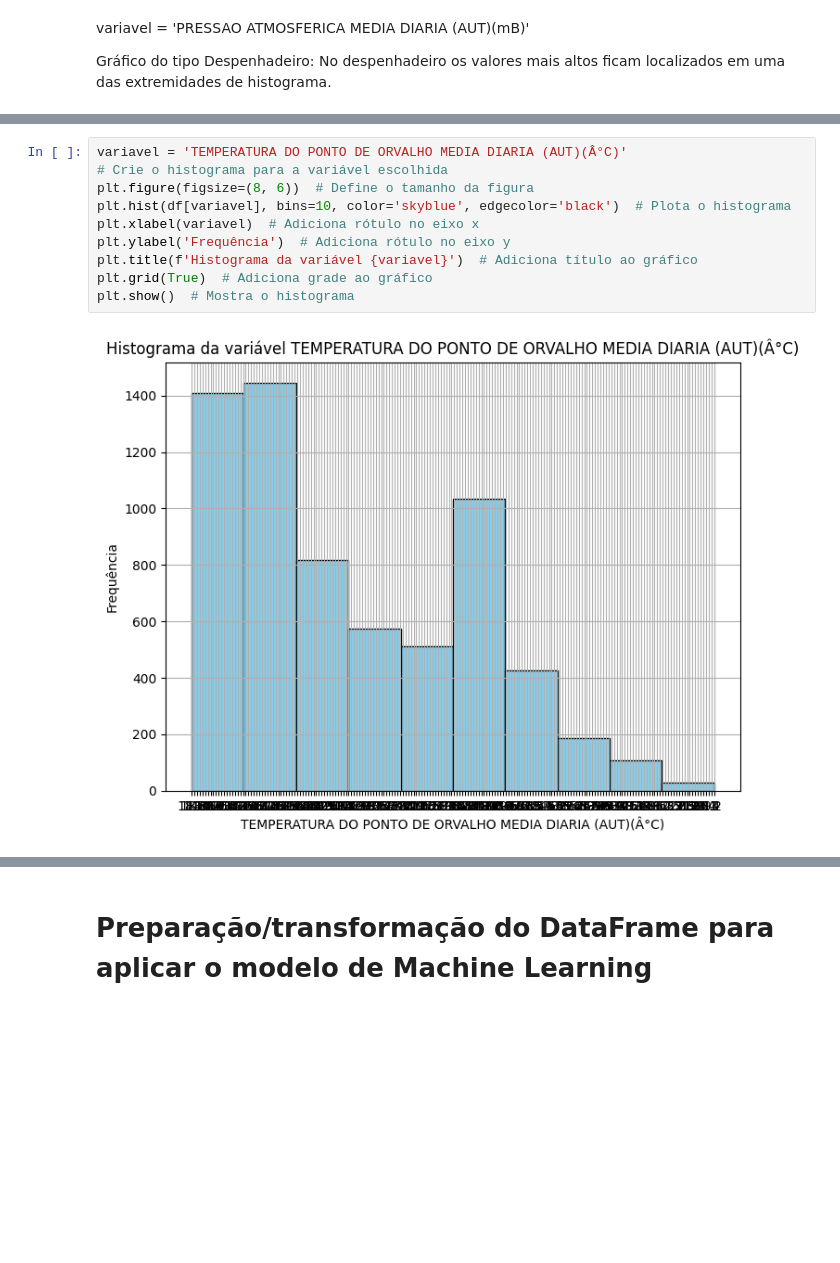
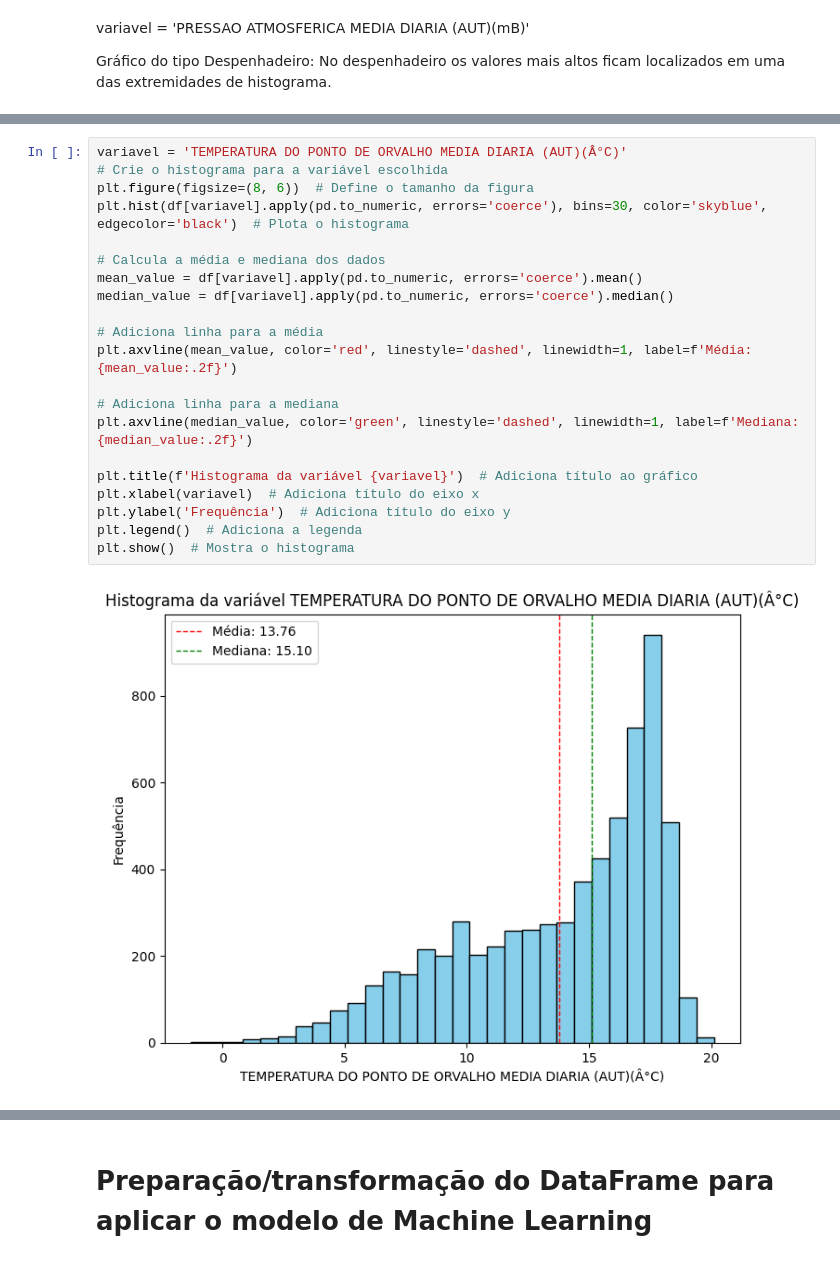
Before and after one commit to hyskoniho/classificacao-brasilia, a Jupyter notebook: Classificacao_brasilia.ipynb, the cells around one changed output, grey strips where cells are left out. Cells and saved outputs as stored; diff of their text form; blank space fills up the shorter version.

Commit message:
add: Criando o histograma para cada variavel numérica para verificar a distribuição dos valores

```diff
--- a/Classificacao_brasilia.ipynb
+++ b/Classificacao_brasilia.ipynb
@@ -471,12 +482,23 @@ plt.show()  # Mostra o histograma
 # %%
 variavel = 'TEMPERATURA DO PONTO DE ORVALHO MEDIA DIARIA (AUT)(Â°C)'
 # Crie o histograma para a variável escolhida
 plt.figure(figsize=(8, 6))  # Define o tamanho da figura
-plt.hist(df[variavel], bins=10, color='skyblue', edgecolor='black')  # Plota o histograma
-plt.xlabel(variavel)  # Adiciona rótulo no eixo x
-plt.ylabel('Frequência')  # Adiciona rótulo no eixo y
+plt.hist(df[variavel].apply(pd.to_numeric, errors='coerce'), bins=30, color='skyblue', edgecolor='black')  # Plota o histograma
+
+# Calcula a média e mediana dos dados
+mean_value = df[variavel].apply(pd.to_numeric, errors='coerce').mean()
+median_value = df[variavel].apply(pd.to_numeric, errors='coerce').median()
+
+# Adiciona linha para a média
+plt.axvline(mean_value, color='red', linestyle='dashed', linewidth=1, label=f'Média: {mean_value:.2f}')
+
+# Adiciona linha para a mediana
+plt.axvline(median_value, color='green', linestyle='dashed', linewidth=1, label=f'Mediana: {median_value:.2f}')
+
 plt.title(f'Histograma da variável {variavel}')  # Adiciona título ao gráfico
-plt.grid(True)  # Adiciona grade ao gráfico
+plt.xlabel(variavel)  # Adiciona título do eixo x
+plt.ylabel('Frequência')  # Adiciona título do eixo y
+plt.legend()  # Adiciona a legenda
 plt.show()  # Mostra o histograma
 # %% [output]
-[figure, old version]
+[figure, new version]
```
Also changed, not shown: parts of 13 cells of this notebook.
